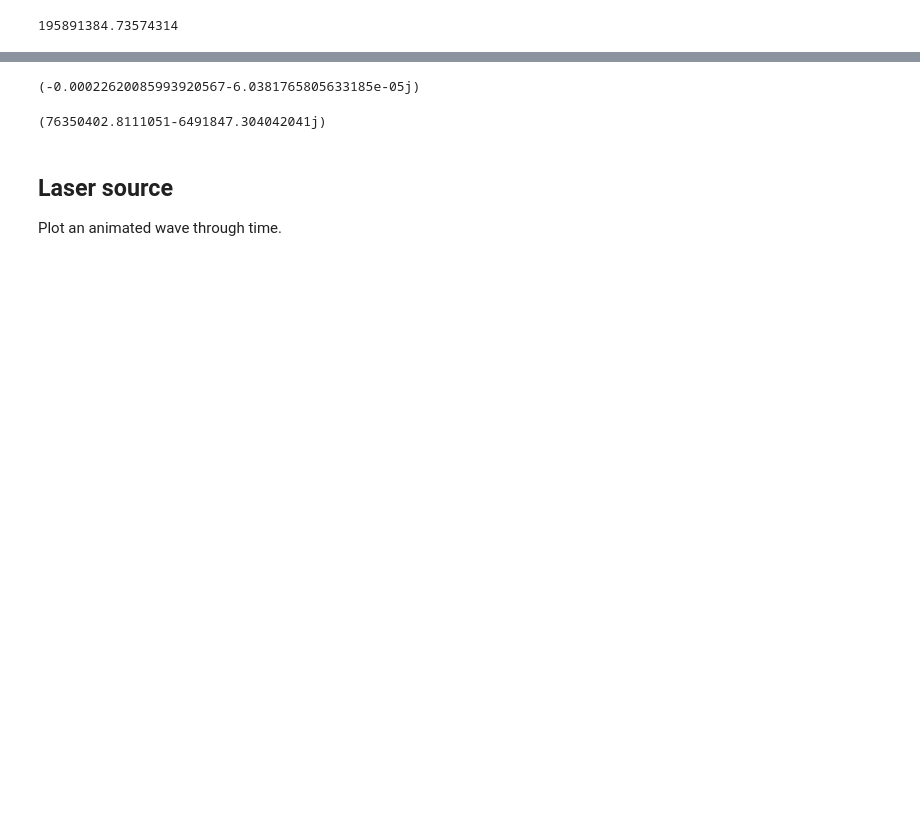
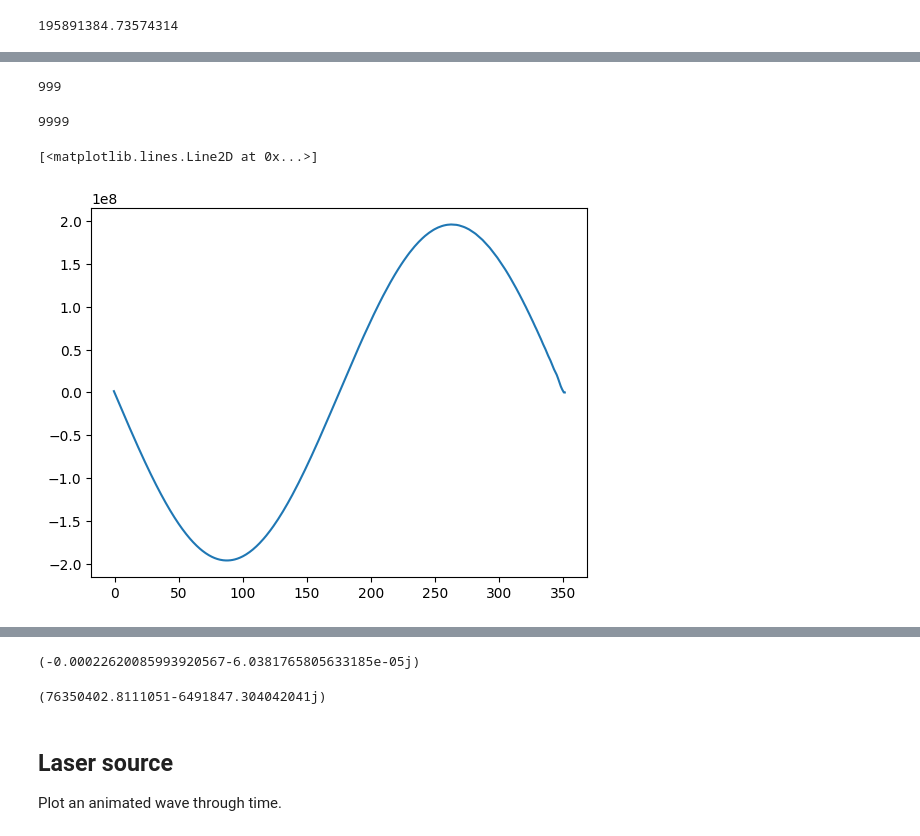
Before and after one commit to nickdavila/1D-Electromagnetic-Wave-Solver, a Jupyter notebook: Code/finite_difference_schemes.ipynb, the cells around one changed output, grey strips where cells are left out. Saved outputs shown, nothing was run; the diff lists cells and outputs as text; code cells hidden in the pictures; blank space fills up the shorter version.

```diff
--- a/Code/finite_difference_schemes.ipynb
+++ b/Code/finite_difference_schemes.ipynb
@@ -188,7 +188,8 @@ T/delta_t
 ## Modeling the damping wave
 # %%
 # defining complex index of refraction
-n_r = 0.84
-n_i = 6.48
-# n_i = 0.1
+n_r = 1
+# n_i = 6.48
+n_i = 0
+# complex_refractive_index = np.cdouble(complex(n_r, n_i))
 complex_refractive_index = complex(n_r, n_i)
@@ -375,0 +362,13 @@ plt.plot()
+# %%
+n_cells
+# %% [output]
+999
+# %%
+n_timestep
+# %% [output]
+9999
+# %%
+plt.plot(x/nm, E[9999, :])
+# %% [output]
+[<matplotlib.lines.Line2D at 0x...>]
+[figure, added]
```
Also changed, not shown: parts of 48 cells of this notebook.
